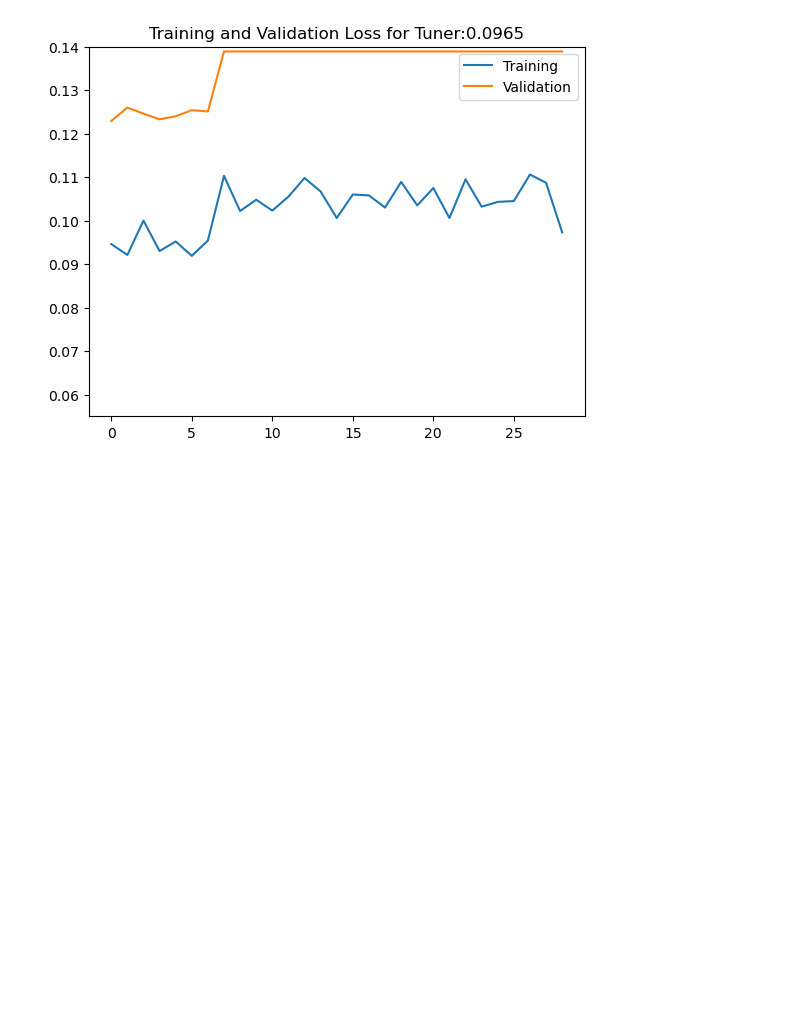
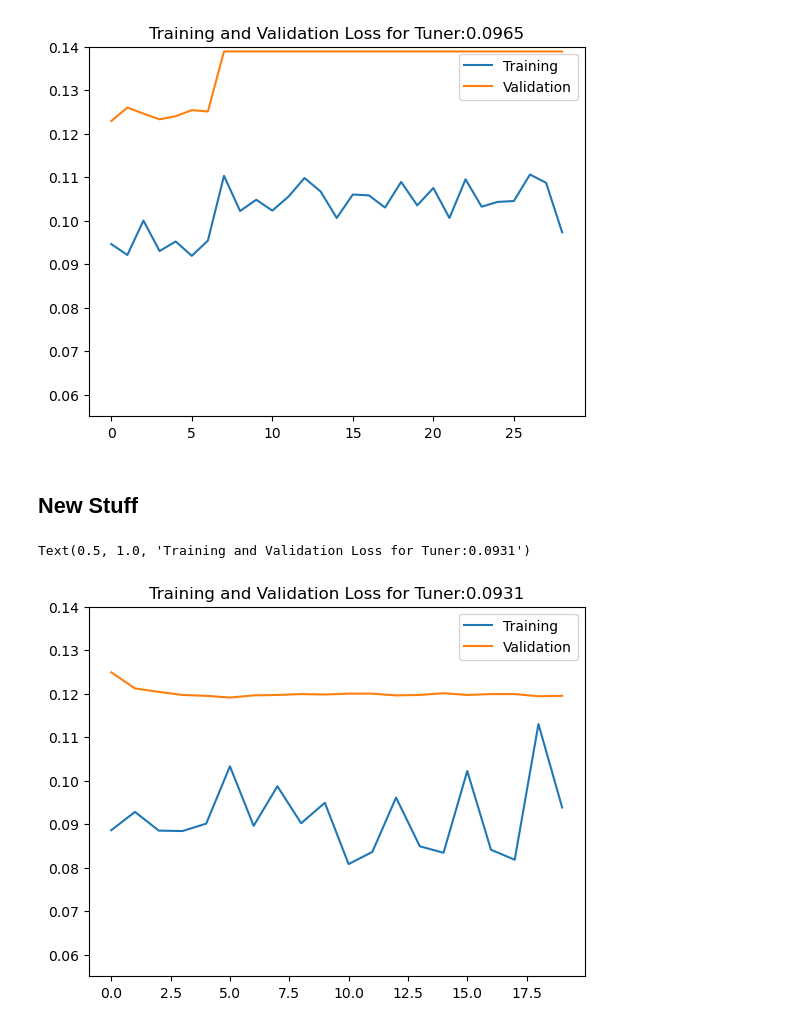
Before and after one commit to madsenmaria/REU_2023, a Jupyter notebook: graph_best_losses.ipynb, the cells around one changed output. Cells and saved outputs as stored; diff of their text form; code cells hidden in the pictures; blank space fills up the shorter version.

```diff
--- a/graph_best_losses.ipynb
+++ b/graph_best_losses.ipynb
@@ -84,3 +84,14 @@ plt.title('Training and Validation Loss for Tuner:0.0965')
 # %% [output]
 Text(0.5, 1.0, 'Training and Validation Loss for Tuner:0.0965')
 [figure]
+# %% [markdown]
+## New Stuff
+# %%
+plt.plot(grapher2('Try_almost_done1.txt', 24, '50/50')[0][4:], label='Training')
+plt.plot(grapher2('Try_almost_done1.txt', 24, '50/50')[1][4:], label='Validation')
+plt.legend()
+plt.ylim([0.055, 0.14])
+plt.title('Training and Validation Loss for Tuner:0.0931')
+# %% [output]
+Text(0.5, 1.0, 'Training and Validation Loss for Tuner:0.0931')
+[figure, added]
```
Also changed, not shown: parts of 1 cell of this notebook.
